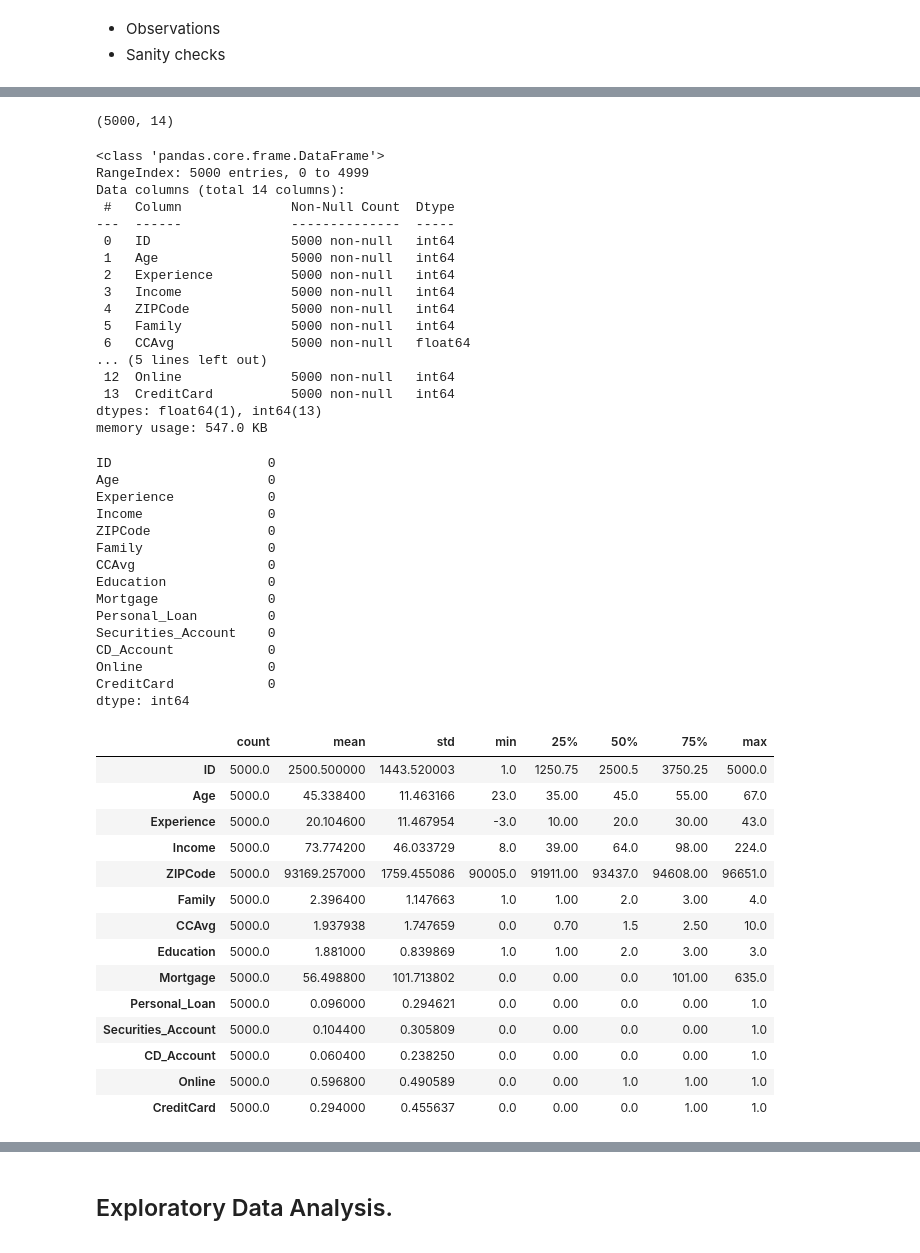
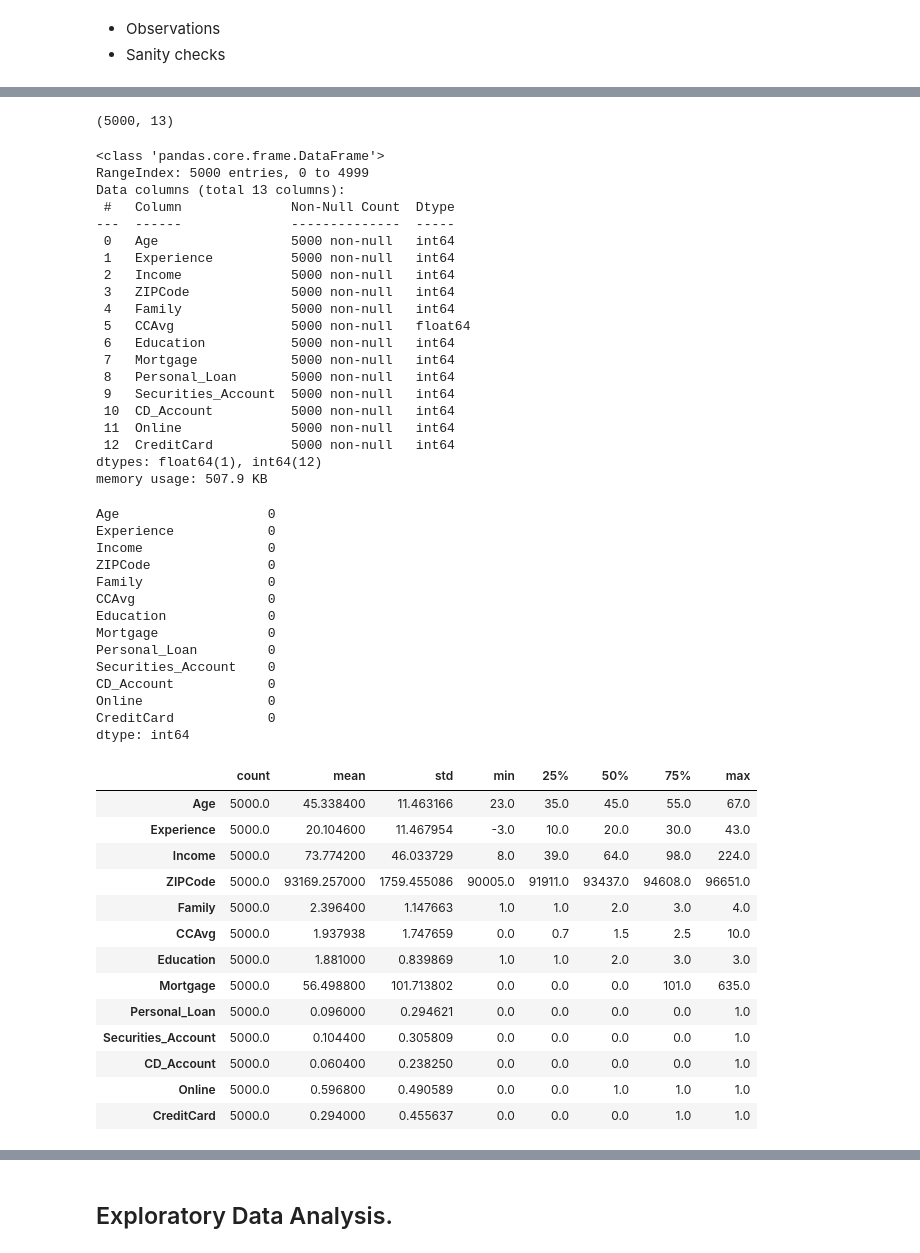
Before and after one commit to rsdomingues/aiml_learning, a Jupyter notebook: machine-learning/4.Project/AIML_ML_Project_full_code_notebook.ipynb, the cells around one changed output, grey strips where cells are left out. Drawn from its saved outputs; the diff is of its cells as text; code cells hidden in the pictures.

```diff
--- a/machine-learning/4.Project/AIML_ML_Project_full_code_notebook.ipynb
+++ b/machine-learning/4.Project/AIML_ML_Project_full_code_notebook.ipynb
@@ -76,9 +76,12 @@ warnings.filterwarnings("ignore")
 # %% [markdown]
 ## Loading the dataset
 # %%
-load_data = pd.read_csv("Loan_Modelling.csv")   ##  Complete the code to read the data
+data = pd.read_csv("Loan_Modelling.csv")   ##  Complete the code to read the data
 
-data = load_data.copy()
+df = data.copy()
+
+#let's drop the ID Column, since it won't add to our analysis
+df.drop('ID', axis=1, inplace=True)
 # %% [markdown]
 ## Data Overview
 # %% [markdown]
@@ -97,34 +100,36 @@ data.head()
 # %%
 #data shape
-data.shape
+df.shape
 # %% [output]
-(5000, 14)
+(5000, 13)
 # %%
 # checking datatypes and number of non-null values for each column
-data.info()
+df.info()
 # %% [output]
 <class 'pandas.core.frame.DataFrame'>
 RangeIndex: 5000 entries, 0 to 4999
-Data columns (total 14 columns):
+Data columns (total 13 columns):
  #   Column              Non-Null Count  Dtype
 ---  ------              --------------  -----
- 0   ID                  5000 non-null   int64
- 1   Age                 5000 non-null   int64
- 2   Experience          5000 non-null   int64
- 3   Income              5000 non-null   int64
- 4   ZIPCode             5000 non-null   int64
- 5   Family              5000 non-null   int64
- 6   CCAvg               5000 non-null   float64
-... (5 lines left out)
- 12  Online              5000 non-null   int64
- 13  CreditCard          5000 non-null   int64
-dtypes: float64(1), int64(13)
-memory usage: 547.0 KB
+ 0   Age                 5000 non-null   int64
+ 1   Experience          5000 non-null   int64
+ 2   Income              5000 non-null   int64
+ 3   ZIPCode             5000 non-null   int64
+ 4   Family              5000 non-null   int64
+ 5   CCAvg               5000 non-null   float64
+ 6   Education           5000 non-null   int64
+ 7   Mortgage            5000 non-null   int64
+ 8   Personal_Loan       5000 non-null   int64
+ 9   Securities_Account  5000 non-null   int64
+ 10  CD_Account          5000 non-null   int64
+ 11  Online              5000 non-null   int64
+ 12  CreditCard          5000 non-null   int64
+dtypes: float64(1), int64(12)
+memory usage: 507.9 KB
 # %%
 # checking for missing values
-data.isnull().sum()
+df.isnull().sum()
 # %% [output]
-ID                    0
 Age                   0
 Experience            0
 Income                0
@@ -141,20 +146,19 @@ CreditCard            0
 dtype: int64
 # %%
 # Let's look at the statistical summary of the data
-data.describe().T
+df.describe().T
 # %% [output]
 |  | count | mean | std | min | 25% | 50% | 75% | max |
-| ID | 5000.0 | 2500.500000 | 1443.520003 | 1.0 | 1250.75 | 2500.5 | 3750.25 | 5000.0 |
-| Age | 5000.0 | 45.338400 | 11.463166 | 23.0 | 35.00 | 45.0 | 55.00 | 67.0 |
-| Experience | 5000.0 | 20.104600 | 11.467954 | -3.0 | 10.00 | 20.0 | 30.00 | 43.0 |
-| Income | 5000.0 | 73.774200 | 46.033729 | 8.0 | 39.00 | 64.0 | 98.00 | 224.0 |
-| ZIPCode | 5000.0 | 93169.257000 | 1759.455086 | 90005.0 | 91911.00 | 93437.0 | 94608.00 | 96651.0 |
-| Family | 5000.0 | 2.396400 | 1.147663 | 1.0 | 1.00 | 2.0 | 3.00 | 4.0 |
-| CCAvg | 5000.0 | 1.937938 | 1.747659 | 0.0 | 0.70 | 1.5 | 2.50 | 10.0 |
-| Education | 5000.0 | 1.881000 | 0.839869 | 1.0 | 1.00 | 2.0 | 3.00 | 3.0 |
-| Mortgage | 5000.0 | 56.498800 | 101.713802 | 0.0 | 0.00 | 0.0 | 101.00 | 635.0 |
-| Personal_Loan | 5000.0 | 0.096000 | 0.294621 | 0.0 | 0.00 | 0.0 | 0.00 | 1.0 |
-| Securities_Account | 5000.0 | 0.104400 | 0.305809 | 0.0 | 0.00 | 0.0 | 0.00 | 1.0 |
-| CD_Account | 5000.0 | 0.060400 | 0.238250 | 0.0 | 0.00 | 0.0 | 0.00 | 1.0 |
-| Online | 5000.0 | 0.596800 | 0.490589 | 0.0 | 0.00 | 1.0 | 1.00 | 1.0 |
-| CreditCard | 5000.0 | 0.294000 | 0.455637 | 0.0 | 0.00 | 0.0 | 1.00 | 1.0 |
+| Age | 5000.0 | 45.338400 | 11.463166 | 23.0 | 35.0 | 45.0 | 55.0 | 67.0 |
+| Experience | 5000.0 | 20.104600 | 11.467954 | -3.0 | 10.0 | 20.0 | 30.0 | 43.0 |
+| Income | 5000.0 | 73.774200 | 46.033729 | 8.0 | 39.0 | 64.0 | 98.0 | 224.0 |
+| ZIPCode | 5000.0 | 93169.257000 | 1759.455086 | 90005.0 | 91911.0 | 93437.0 | 94608.0 | 96651.0 |
+| Family | 5000.0 | 2.396400 | 1.147663 | 1.0 | 1.0 | 2.0 | 3.0 | 4.0 |
+| CCAvg | 5000.0 | 1.937938 | 1.747659 | 0.0 | 0.7 | 1.5 | 2.5 | 10.0 |
+| Education | 5000.0 | 1.881000 | 0.839869 | 1.0 | 1.0 | 2.0 | 3.0 | 3.0 |
+| Mortgage | 5000.0 | 56.498800 | 101.713802 | 0.0 | 0.0 | 0.0 | 101.0 | 635.0 |
+| Personal_Loan | 5000.0 | 0.096000 | 0.294621 | 0.0 | 0.0 | 0.0 | 0.0 | 1.0 |
+| Securities_Account | 5000.0 | 0.104400 | 0.305809 | 0.0 | 0.0 | 0.0 | 0.0 | 1.0 |
+| CD_Account | 5000.0 | 0.060400 | 0.238250 | 0.0 | 0.0 | 0.0 | 0.0 | 1.0 |
+| Online | 5000.0 | 0.596800 | 0.490589 | 0.0 | 0.0 | 1.0 | 1.0 | 1.0 |
+| CreditCard | 5000.0 | 0.294000 | 0.455637 | 0.0 | 0.0 | 0.0 | 1.0 | 1.0 |
```
Also changed, not shown: parts of 39 cells of this notebook.
